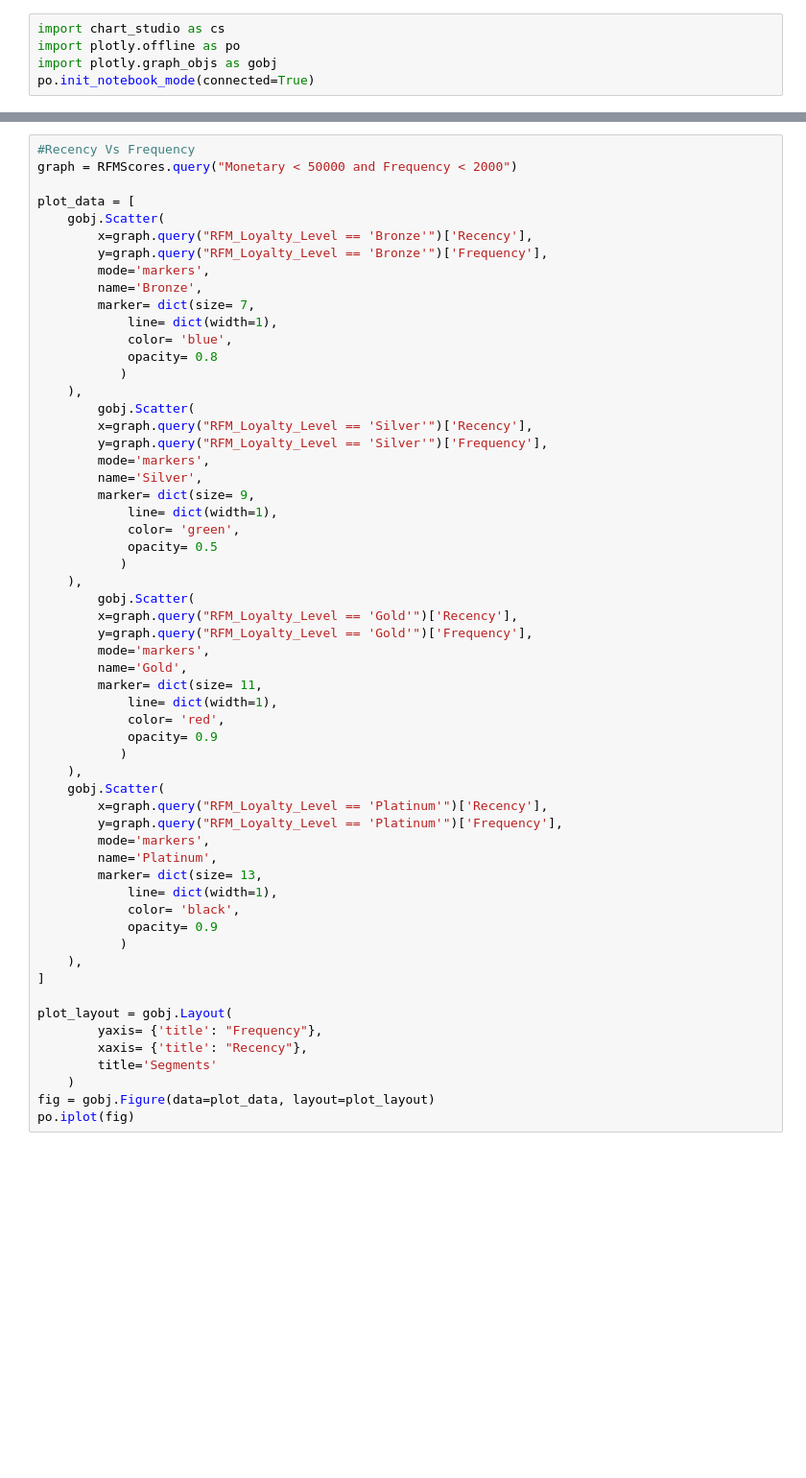
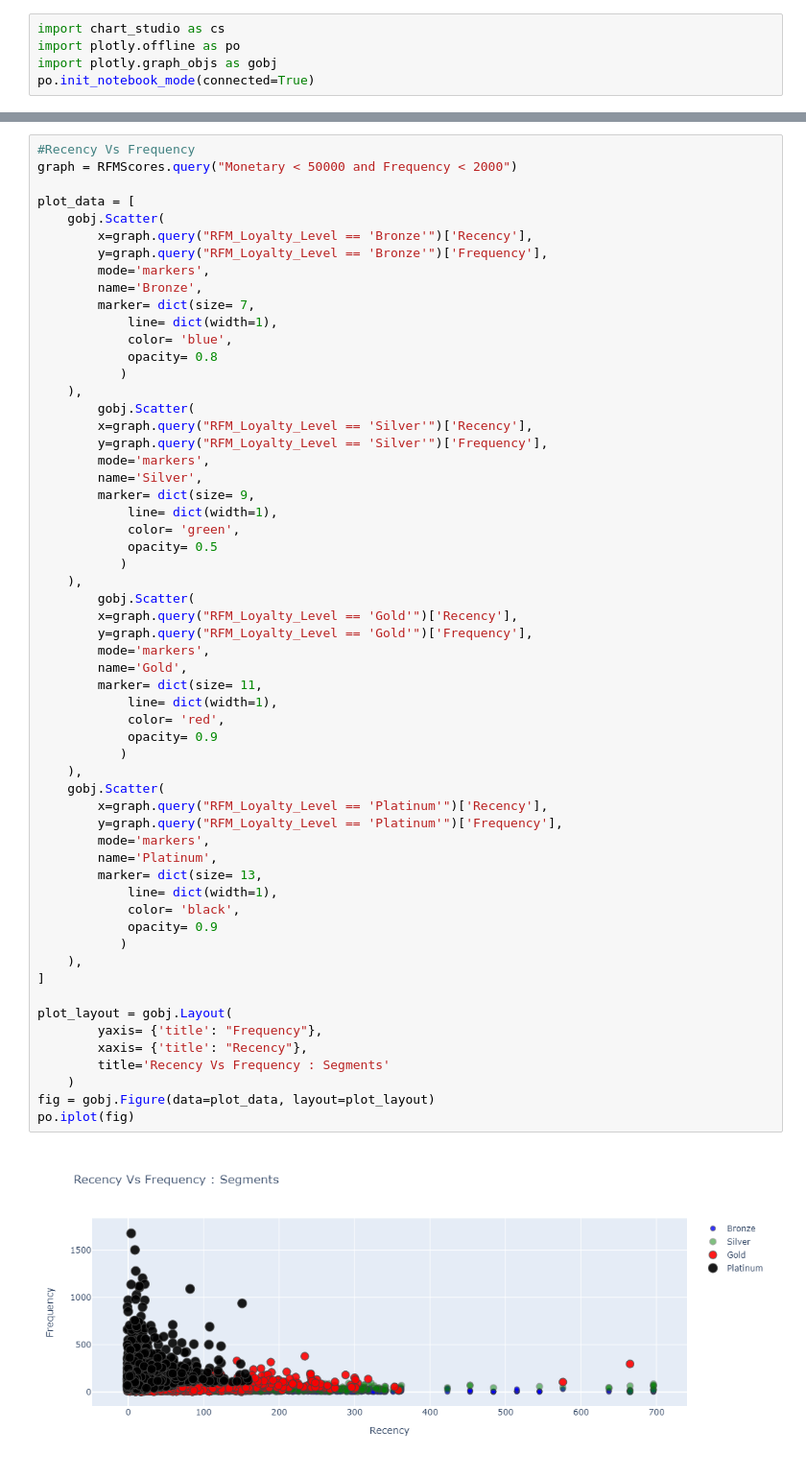
Before and after one commit to skpycoder786/CustomerSegmentation_MajorProject, a Jupyter notebook: customersegmentationanalysis-using-rfm-k-means.ipynb, the cells around one changed output, grey strips where cells are left out. Shown at 96% size. Drawn from its saved outputs; the diff is of its cells as text; blank space fills up the shorter version.

```diff
--- a/customersegmentationanalysis-using-rfm-k-means.ipynb
+++ b/customersegmentationanalysis-using-rfm-k-means.ipynb
@@ -172,34 +341,36 @@ plot_data = [
         gobj.Scatter(
         x=graph.query("RFM_Loyalty_Level == 'Gold'")['Recency'],
         y=graph.query("RFM_Loyalty_Level == 'Gold'")['Frequency'],
         mode='markers',
         name='Gold',
         marker= dict(size= 11,
             line= dict(width=1),
             color= 'red',
             opacity= 0.9
            )
     ),
     gobj.Scatter(
         x=graph.query("RFM_Loyalty_Level == 'Platinum'")['Recency'],
         y=graph.query("RFM_Loyalty_Level == 'Platinum'")['Frequency'],
         mode='markers',
         name='Platinum',
         marker= dict(size= 13,
             line= dict(width=1),
             color= 'black',
             opacity= 0.9
            )
     ),
 ]
 
 plot_layout = gobj.Layout(
         yaxis= {'title': "Frequency"},
         xaxis= {'title': "Recency"},
-        title='Segments'
+        title='Recency Vs Frequency : Segments'
     )
 fig = gobj.Figure(data=plot_data, layout=plot_layout)
 po.iplot(fig)
+# %% [output]
+[figure, added]
 # %%
 #Frequency Vs Monetary
 graph = RFMScores.query("Monetary < 50000 and Frequency < 2000")
```
Also changed, not shown: parts of 72 cells of this notebook.
